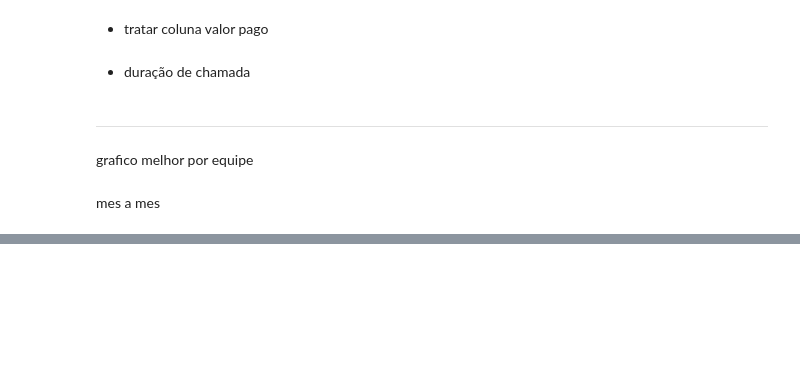
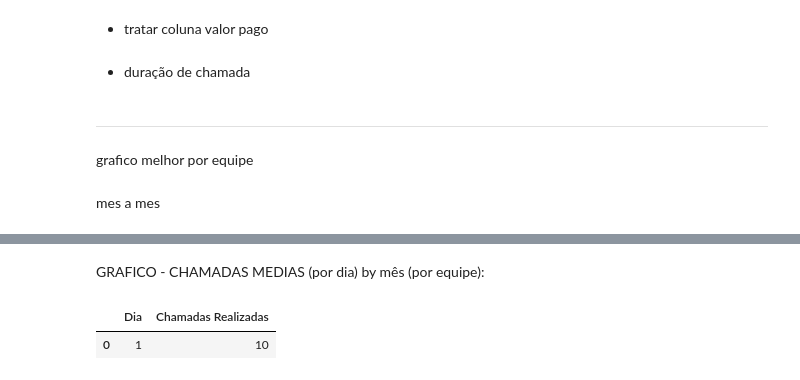
Before and after one commit to talesaraujoc/sales_dashboard, a Jupyter notebook: notebook.ipynb, the cells around one changed output, grey strips where cells are left out. Saved outputs shown, nothing was run; the diff lists cells and outputs as text; code cells hidden in the pictures; blank space fills up the shorter version.

```diff
--- a/notebook.ipynb
+++ b/notebook.ipynb
@@ -139,0 +162,18 @@ ano todo
+# %% [markdown]
+GRAFICO - CHAMADAS MEDIAS (por dia) by mês (por equipe):
+# %%
+equipe_target = str(input('Equipe (grafico chamadas):'))
+# %%
+mes_target_b = str(input('Mês (grafico chamadas):'))
+# %%
+df_y = df.loc[df['Equipe'] == equipe_target]
+
+df_y = df_y.loc[df_y['Mês'] == mes_target_b]
+
+df_y = df_y.groupby('Dia').agg({'Chamadas Realizadas':'sum'})
+# %%
+df_y = df_y.reset_index()
+df_y
+# %% [output]
+|  | Dia | Chamadas Realizadas |
+| 0 | 1 | 10 |
```
Also changed, not shown: parts of 12 cells of this notebook, 2 other files.
